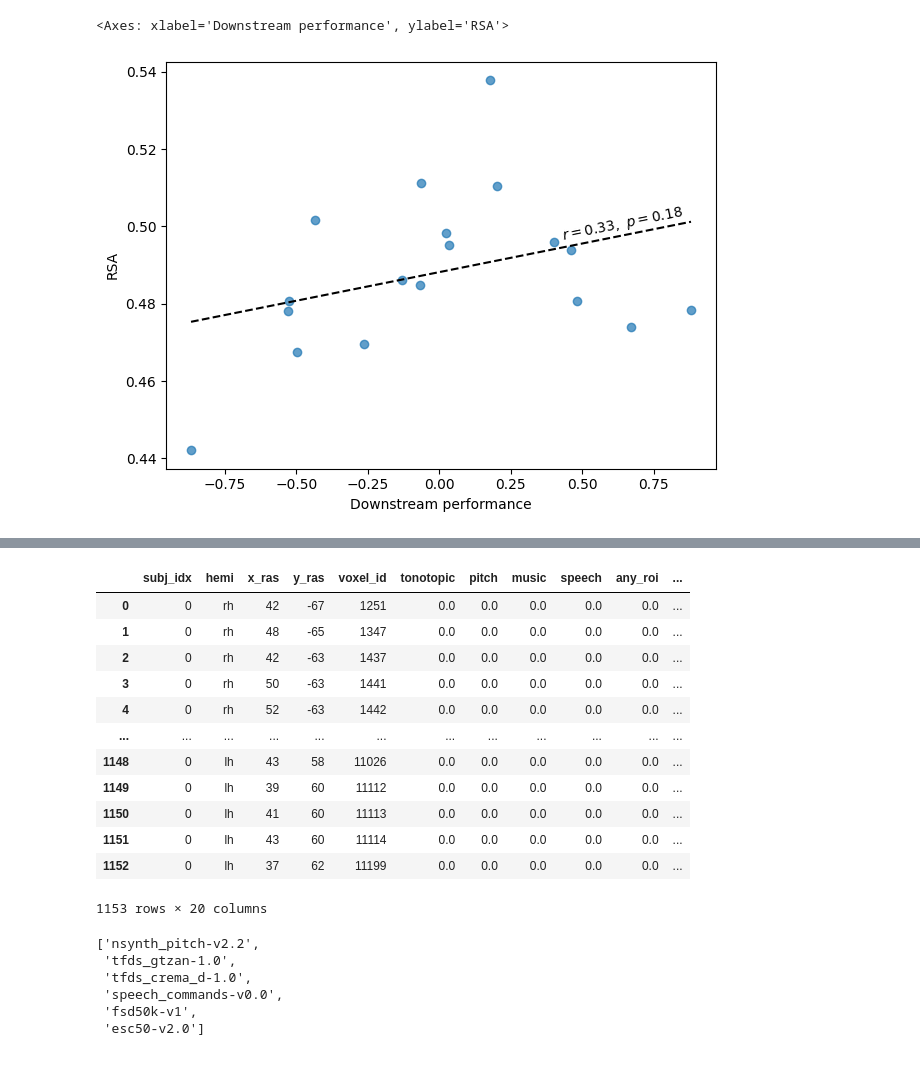
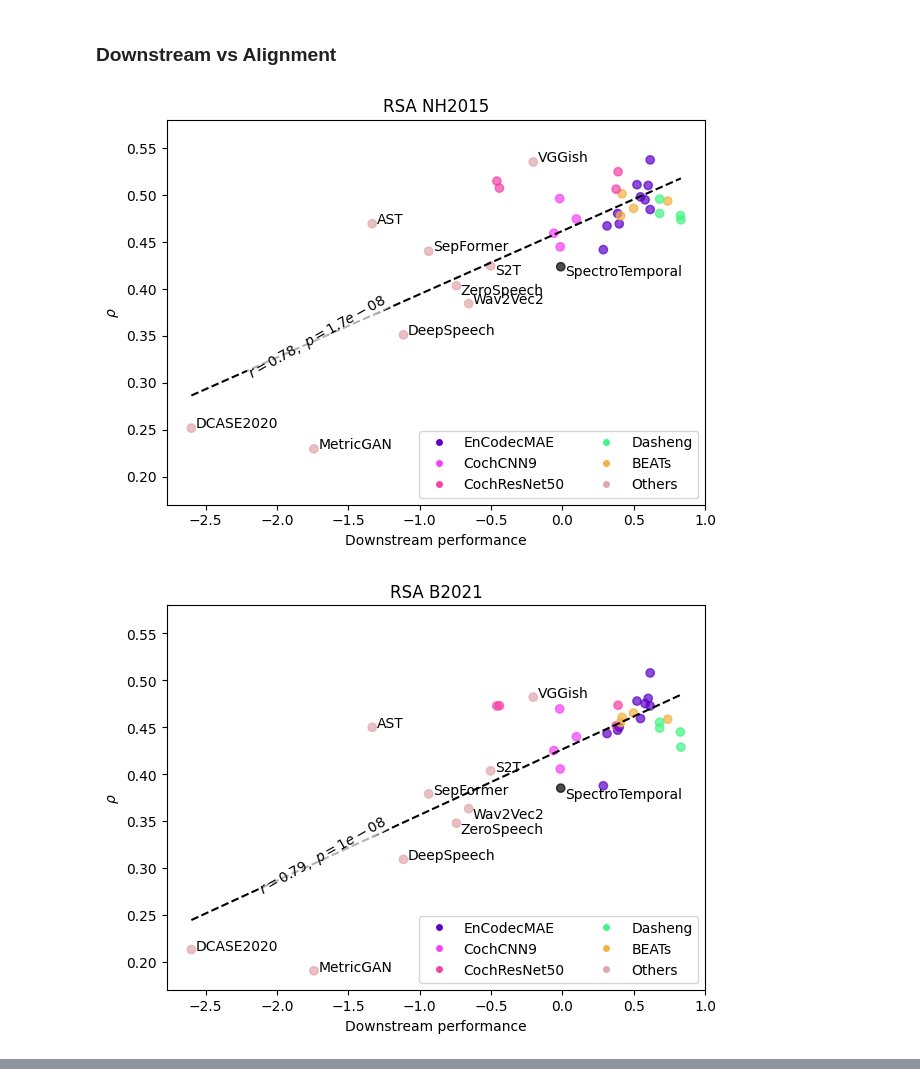
Before and after one commit to mrpep/braindnn, a Jupyter notebook: notebooks/results2.ipynb, the cells around one changed output, grey strips where cells are left out. Saved outputs shown, nothing was run; the diff lists cells and outputs as text; code cells hidden in the pictures.

```diff
--- a/notebooks/results2.ipynb
+++ b/notebooks/results2.ipynb
@@ -84,0 +118,15 @@ get_layer_homogeneity('../rsa_corrected', 'BEATs_iter1')
+# %%
+cols_comp = [f'REG_NH2015comp_{i}' for i in range(6)]
+comp_data = results_df.set_index('model')
+comp_data = comp_data[cols_comp]
+comp_data = comp_data.loc[comp_data.index.map(lambda x: x!='topline')]
+
+fig, ax = plt.subplots(figsize=(13,13), nrows=2, ncols=3)
+for i,c in enumerate(cols_comp):
+    comp_i = comp_data[c].sort_values(ascending=True)
+    spec = comp_i.loc['braindnn_spectemp_filters']
+    comp_i = comp_i.drop(index='braindnn_spectemp_filters')
+    ax[i//3,i%3].barh(y=comp_i.index.map(lambda x: m_to_label[x]),
+                      width=comp_i.values,
+                      color=comp_i.index.map(lambda x: assign_color(x, segment_cochdnn=False)))
+plt.tight_layout()
@@ -85,8 +155,37 @@ get_layer_homogeneity('../rsa_corrected', 'BEATs_iter1')
+# %% [markdown]
+### Downstream vs Alignment
 # %%
+plt.figure()
 make_correlation_plot(results_df, 'DOWNSTREAM_global', 'rsa_NH2015_mean',
-                      offset_pixels=10,
+                      x_offset_pixels=-300,
+                      y_offset_pixels=10,
                       xlabel='Downstream performance',
-                      ylabel='RSA')
+                      ylabel='$\\rho$')
+plt.ylim(0.17,0.58)
+plt.title('RSA NH2015')
+plt.tight_layout()
+plt.savefig('corr_rsa_nh2015.pdf')
+
+plt.figure()
+make_correlation_plot(results_df, 'DOWNSTREAM_global', 'rsa_B2021_mean',
+                      x_offset_pixels=-300,
+                      y_offset_pixels=10,
+                      xlabel='Downstream performance',
+                      ylabel='$\\rho$')
+plt.ylim(0.17,0.58)
+plt.title('RSA B2021')
+plt.tight_layout()
+plt.savefig('corr_rsa_b2021.pdf')
+
+plt.figure()
+make_correlation_plot(results_df, 'DOWNSTREAM_global', 'REG_NH2015_mean',
+                      x_offset_pixels=-300,
+                      y_offset_pixels=10,
+                      xlabel='Downstream performance',
+                      ylabel='$R^2$')
+plt.title('Voxel-wise Regression NH2015')
+plt.tight_layout()
+plt.savefig('corr_reg_nh2015.pdf')
 # %% [output]
-<Axes: xlabel='Downstream performance', ylabel='RSA'>
-[figure, old version]
+[figure, new version]
+[figure, added]
@@ -93,25 +192,0 @@ make_correlation_plot(results_df, 'DOWNSTREAM_global', 'rsa_NH2015_mean',
-# %%
-voxel_data.loc[voxel_data['subj_idx']==0]
-# %% [output]
-|  | subj_idx | hemi | x_ras | y_ras | voxel_id | tonotopic | pitch | music | speech | any_roi | ... |
-| 0 | 0 | rh | 42 | -67 | 1251 | 0.0 | 0.0 | 0.0 | 0.0 | 0.0 | ... |
-| 1 | 0 | rh | 48 | -65 | 1347 | 0.0 | 0.0 | 0.0 | 0.0 | 0.0 | ... |
-| 2 | 0 | rh | 42 | -63 | 1437 | 0.0 | 0.0 | 0.0 | 0.0 | 0.0 | ... |
-| 3 | 0 | rh | 50 | -63 | 1441 | 0.0 | 0.0 | 0.0 | 0.0 | 0.0 | ... |
-| 4 | 0 | rh | 52 | -63 | 1442 | 0.0 | 0.0 | 0.0 | 0.0 | 0.0 | ... |
-| ... | ... | ... | ... | ... | ... | ... | ... | ... | ... | ... | ... |
-| 1148 | 0 | lh | 43 | 58 | 11026 | 0.0 | 0.0 | 0.0 | 0.0 | 0.0 | ... |
-| 1149 | 0 | lh | 39 | 60 | 11112 | 0.0 | 0.0 | 0.0 | 0.0 | 0.0 | ... |
-| 1150 | 0 | lh | 41 | 60 | 11113 | 0.0 | 0.0 | 0.0 | 0.0 | 0.0 | ... |
-| 1151 | 0 | lh | 43 | 60 | 11114 | 0.0 | 0.0 | 0.0 | 0.0 | 0.0 | ... |
-| 1152 | 0 | lh | 37 | 62 | 11199 | 0.0 | 0.0 | 0.0 | 0.0 | 0.0 | ... |
-1153 rows × 20 columns
-# %%
-downstream_perf[0]
-# %% [output]
-['nsynth_pitch-v2.2',
- 'tfds_gtzan-1.0',
- 'tfds_crema_d-1.0',
- 'speech_commands-v0.0',
- 'fsd50k-v1',
- 'esc50-v2.0']
```
Also changed, not shown: parts of 19 cells of this notebook, 6 other files.
